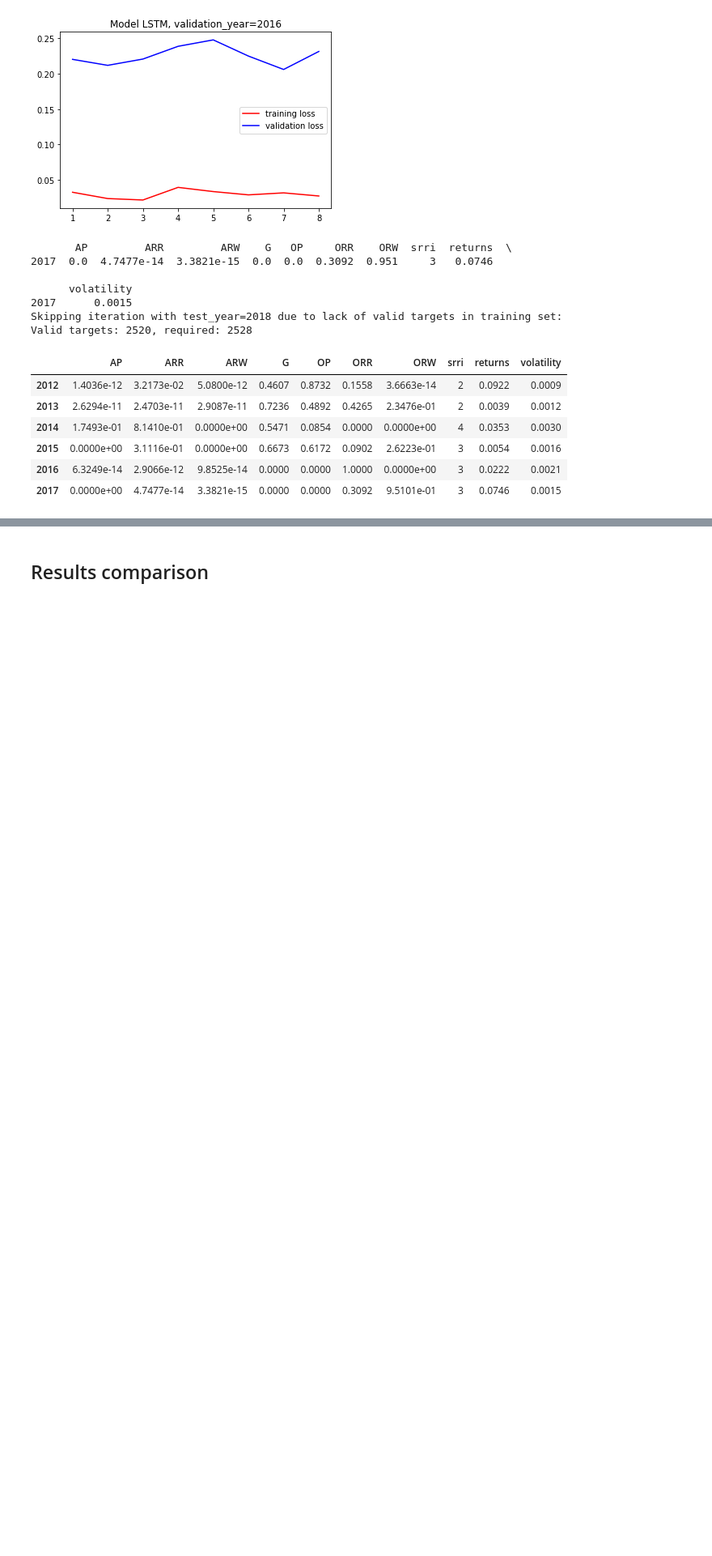
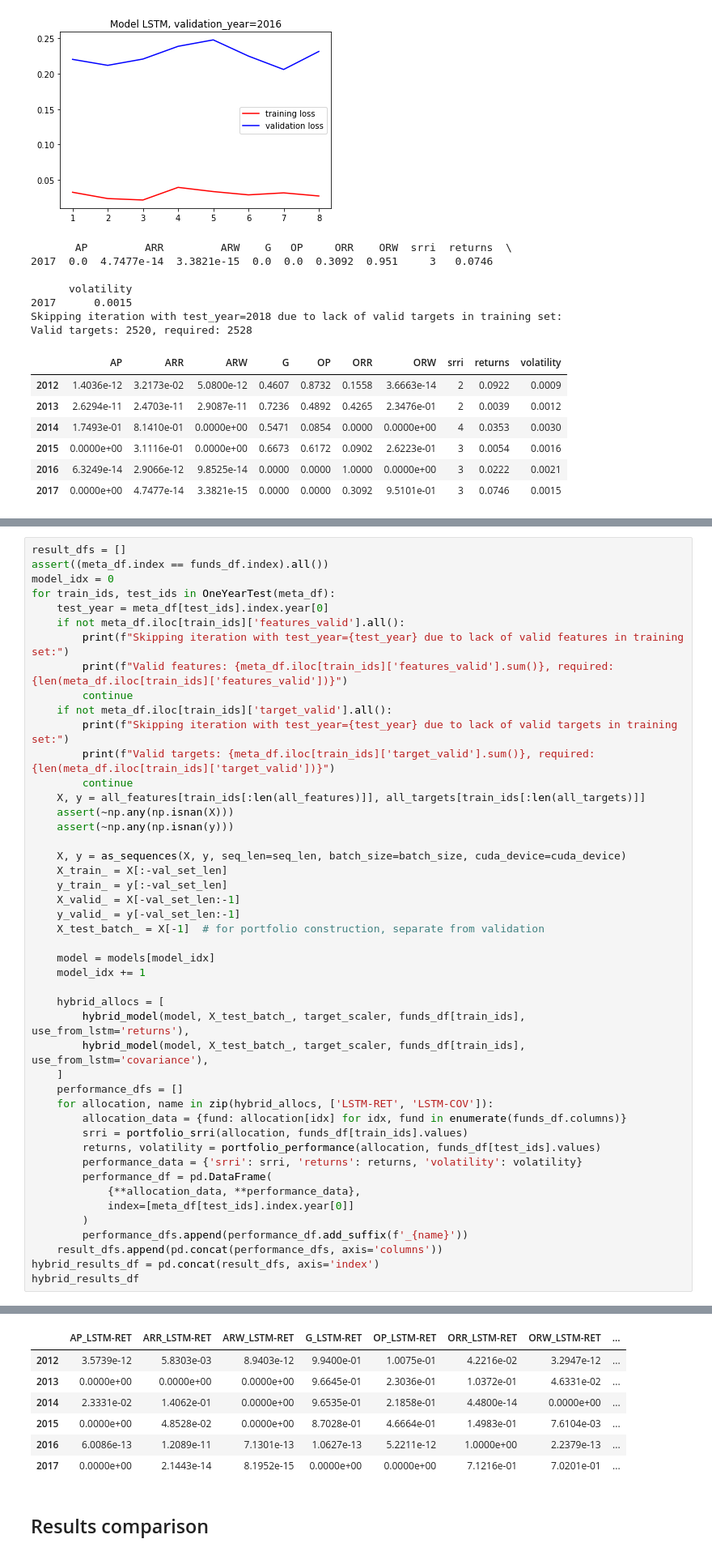
Before and after one commit to kowaalczyk/quant-invest, a Jupyter notebook: Summary.ipynb, the cells around one changed output, grey strips where cells are left out. Shown at 81% size. Cells and saved outputs as stored; diff of their text form; blank space fills up the shorter version.

```diff
--- a/Summary.ipynb
+++ b/Summary.ipynb
@@ -573,0 +611,47 @@ Valid targets: 2520, required: 2528
+# %%
+result_dfs = []
+assert((meta_df.index == funds_df.index).all())
+model_idx = 0
+for train_ids, test_ids in OneYearTest(meta_df):
+    test_year = meta_df[test_ids].index.year[0]
+    if not meta_df.iloc[train_ids]['features_valid'].all():
+        print(f"Skipping iteration with test_year={test_year} due to lack of valid features in training set:")
+        print(f"Valid features: {meta_df.iloc[train_ids]['features_valid'].sum()}, required: {len(meta_df.iloc[train_ids]['features_valid'])}")
+        continue
+    if not meta_df.iloc[train_ids]['target_valid'].all():
+        print(f"Skipping iteration with test_year={test_year} due to lack of valid targets in training set:")
+        print(f"Valid targets: {meta_df.iloc[train_ids]['target_valid'].sum()}, required: {len(meta_df.iloc[train_ids]['target_valid'])}")
+        continue
+    X, y = all_features[train_ids[:len(all_features)]], all_targets[train_ids[:len(all_targets)]]
+    assert(~np.any(np.isnan(X)))
+    assert(~np.any(np.isnan(y)))
+
+    X, y = as_sequences(X, y, seq_len=seq_len, batch_size=batch_size, cuda_device=cuda_device)
+    X_train_ = X[:-val_set_len]
+    y_train_ = y[:-val_set_len]
+    X_valid_ = X[-val_set_len:-1]
+    y_valid_ = y[-val_set_len:-1]
+    X_test_batch_ = X[-1]  # for portfolio construction, separate from validation
+
+    model = models[model_idx]
+    model_idx += 1
+
+    hybrid_allocs = [
+        hybrid_model(model, X_test_batch_, target_scaler, funds_df[train_ids], use_from_lstm='returns'),
+        hybrid_model(model, X_test_batch_, target_scaler, funds_df[train_ids], use_from_lstm='covariance'),
+    ]
+    performance_dfs = []
+    for allocation, name in zip(hybrid_allocs, ['LSTM-RET', 'LSTM-COV']):
+        allocation_data = {fund: allocation[idx] for idx, fund in enumerate(funds_df.columns)}
+        srri = portfolio_srri(allocation, funds_df[train_ids].values)
+        returns, volatility = portfolio_performance(allocation, funds_df[test_ids].values)
+        performance_data = {'srri': srri, 'returns': returns, 'volatility': volatility}
+        performance_df = pd.DataFrame(
+            {**allocation_data, **performance_data},
+            index=[meta_df[test_ids].index.year[0]]
+        )
+        performance_dfs.append(performance_df.add_suffix(f'_{name}'))
+    result_dfs.append(pd.concat(performance_dfs, axis='columns'))
+hybrid_results_df = pd.concat(result_dfs, axis='index')
+hybrid_results_df
+# %% [output]
@@ -574,3 +664,10 @@ Valid targets: 2520, required: 2528
+|  | AP_LSTM-RET | ARR_LSTM-RET | ARW_LSTM-RET | G_LSTM-RET | OP_LSTM-RET | ORR_LSTM-RET | ORW_LSTM-RET | ... |
+| 2012 | 3.5739e-12 | 5.8303e-03 | 8.9403e-12 | 9.9400e-01 | 1.0075e-01 | 4.2216e-02 | 3.2947e-12 | ... |
+| 2013 | 0.0000e+00 | 0.0000e+00 | 0.0000e+00 | 9.6645e-01 | 2.3036e-01 | 1.0372e-01 | 4.6331e-02 | ... |
+| 2014 | 2.3331e-02 | 1.4062e-01 | 0.0000e+00 | 9.6535e-01 | 2.1858e-01 | 4.4800e-14 | 0.0000e+00 | ... |
+| 2015 | 0.0000e+00 | 4.8528e-02 | 0.0000e+00 | 8.7028e-01 | 4.6664e-01 | 1.4983e-01 | 7.6104e-03 | ... |
+| 2016 | 6.0086e-13 | 1.2089e-11 | 7.1301e-13 | 1.0627e-13 | 5.2211e-12 | 1.0000e+00 | 2.2379e-13 | ... |
+| 2017 | 0.0000e+00 | 2.1443e-14 | 8.1952e-15 | 0.0000e+00 | 0.0000e+00 | 7.1216e-01 | 7.0201e-01 | ... |
 # %% [markdown]
 ## Results comparison
 # %%
```
Also changed, not shown: parts of 16 cells of this notebook, 12 other files.
